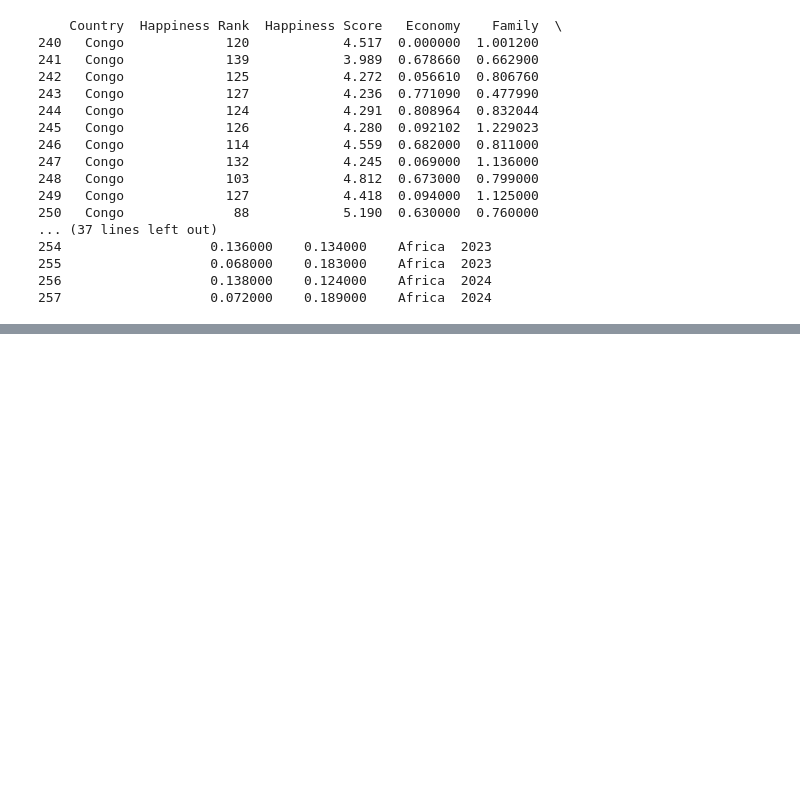
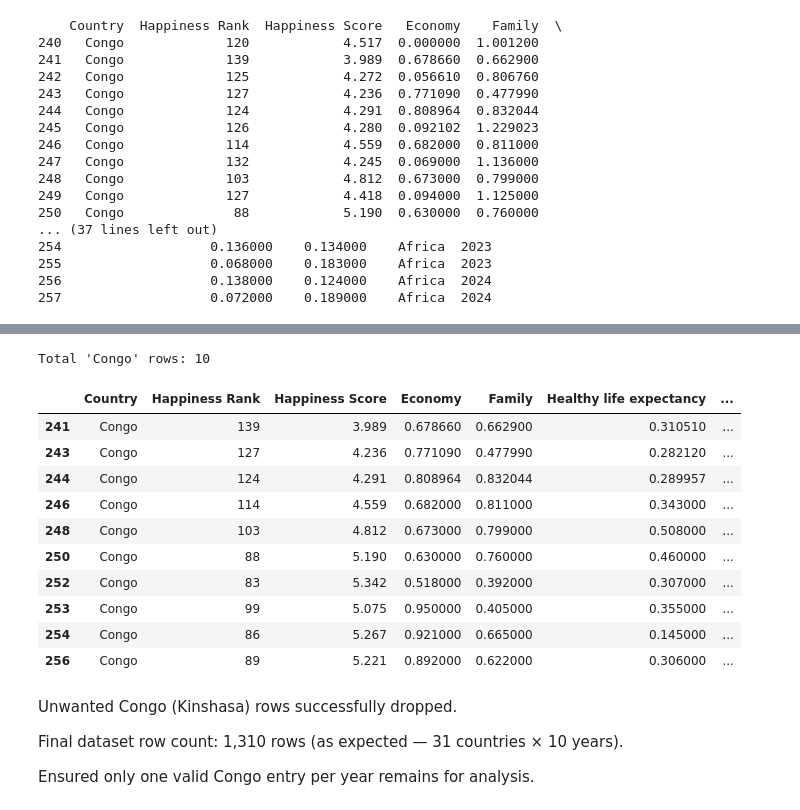
Before and after one commit to angeljayakumar/world-happiness-analytics, a Jupyter notebook: jupyter_notebooks/02_descriptive_analysis.ipynb, the cells around one changed output, grey strips where cells are left out. Cells and saved outputs as stored; diff of their text form; code cells hidden in the pictures; blank space fills up the shorter version.

Commit message:
Fix: Removed duplicate Congo (Kinshasa) entries by dropping 8 specific (Year, Rank) rows

```diff
--- a/jupyter_notebooks/02_descriptive_analysis.ipynb
+++ b/jupyter_notebooks/02_descriptive_analysis.ipynb
@@ -270,0 +314,27 @@ Congo variants in 2022 dataset:
+# %%
+
+
+#  Define the (Year, Happiness Rank) pairs to remove
+rows_to_drop = [
+    (2015, 120),
+    (2016, 125),
+    (2017, 126),
+    (2018, 132),
+    (2019, 127),
+    (2020, 131),
+    (2023, 133),
+    (2024, 139),
+]
+
+# Build a boolean mask that is True only for those rows
+mask = (
+    (df['Country'] == 'Congo') &
+    df.set_index(['Year', 'Happiness Rank']).index.isin(rows_to_drop)
+)
+
+#  Drop the rows
+df = df[~mask]
+
+#  Verify the result
+print("Expected rows:", 131 * 10)        # 1 310
+print("Actual rows after drop:", len(df))
@@ -270,0 +371,23 @@ Congo variants in 2022 dataset:
+# %%
+congo_rows = df[df['Country'] == 'Congo']
+print("Total 'Congo' rows:", len(congo_rows))
+display(congo_rows)
+# %% [output]
+Total 'Congo' rows: 10
+|  | Country | Happiness Rank | Happiness Score | Economy | Family | Healthy life expectancy | ... |
+| 241 | Congo | 139 | 3.989 | 0.678660 | 0.662900 | 0.310510 | ... |
+| 243 | Congo | 127 | 4.236 | 0.771090 | 0.477990 | 0.282120 | ... |
+| 244 | Congo | 124 | 4.291 | 0.808964 | 0.832044 | 0.289957 | ... |
+| 246 | Congo | 114 | 4.559 | 0.682000 | 0.811000 | 0.343000 | ... |
+| 248 | Congo | 103 | 4.812 | 0.673000 | 0.799000 | 0.508000 | ... |
+| 250 | Congo | 88 | 5.190 | 0.630000 | 0.760000 | 0.460000 | ... |
+| 252 | Congo | 83 | 5.342 | 0.518000 | 0.392000 | 0.307000 | ... |
+| 253 | Congo | 99 | 5.075 | 0.950000 | 0.405000 | 0.355000 | ... |
+| 254 | Congo | 86 | 5.267 | 0.921000 | 0.665000 | 0.145000 | ... |
+| 256 | Congo | 89 | 5.221 | 0.892000 | 0.622000 | 0.306000 | ... |
+# %% [markdown]
+Unwanted Congo (Kinshasa) rows successfully dropped.
+
+Final dataset row count: 1,310 rows (as expected — 31 countries × 10 years).
+
+Ensured only one valid Congo entry per year remains for analysis.
```
Also changed, not shown: parts of 7 cells of this notebook.
